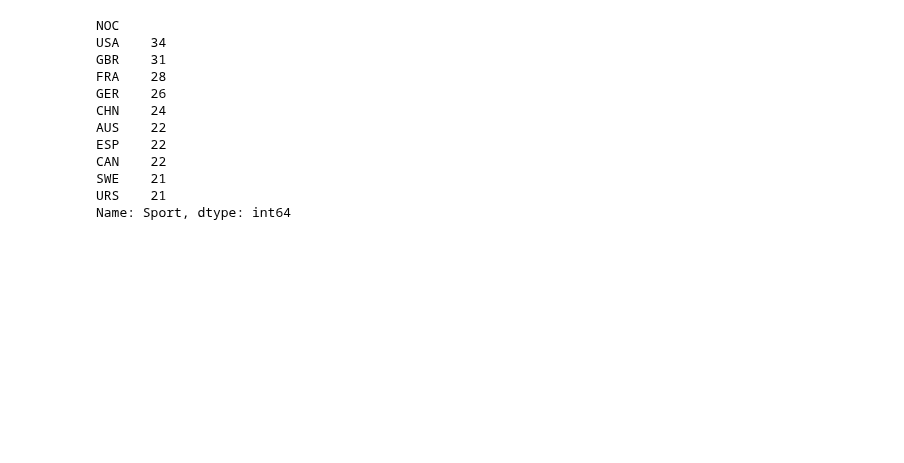
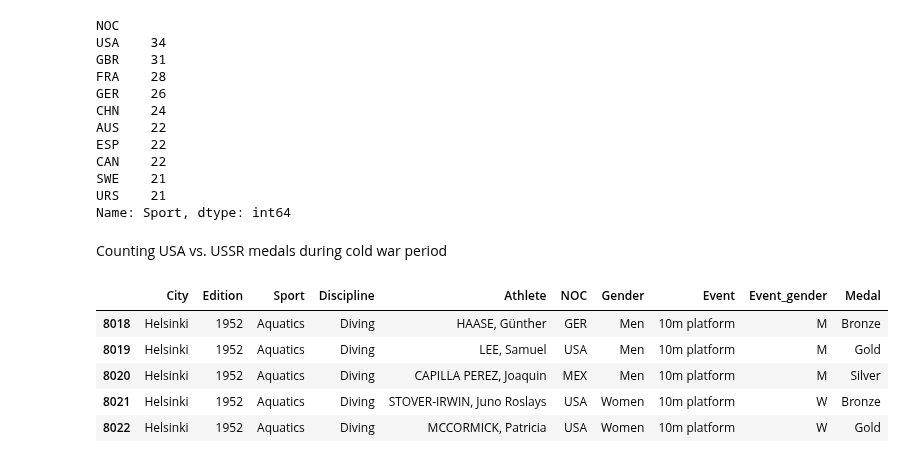
Before and after one commit to sushant2811/pythonAndStatsForDS, a Jupyter notebook: advancedPandas.ipynb, the cells around one changed output. Drawn from its saved outputs; the diff is of its cells as text; code cells hidden in the pictures; blank space fills up the shorter version.

```diff
--- a/advancedPandas.ipynb
+++ b/advancedPandas.ipynb
@@ -1317,3 +1317,18 @@ CAN    22
 SWE    21
 URS    21
 Name: Sport, dtype: int64
+# %% [markdown]
+Counting USA vs. USSR medals during cold war period
+# %%
+duringColdWar = (dfOlympic.Edition >= 1952) & (dfOlympic.Edition <= 1988)
+# %%
+dfOlympicDuringColdWar = dfOlympic[duringColdWar]
+# %%
+dfOlympicDuringColdWar.head()
+# %% [output]
+|  | City | Edition | Sport | Discipline | Athlete | NOC | Gender | Event | Event_gender | Medal |
+| 8018 | Helsinki | 1952 | Aquatics | Diving | HAASE, Günther | GER | Men | 10m platform | M | Bronze |
+| 8019 | Helsinki | 1952 | Aquatics | Diving | LEE, Samuel | USA | Men | 10m platform | M | Gold |
+| 8020 | Helsinki | 1952 | Aquatics | Diving | CAPILLA PEREZ, Joaquin | MEX | Men | 10m platform | M | Silver |
+| 8021 | Helsinki | 1952 | Aquatics | Diving | STOVER-IRWIN, Juno Roslays | USA | Women | 10m platform | W | Bronze |
+| 8022 | Helsinki | 1952 | Aquatics | Diving | MCCORMICK, Patricia | USA | Women | 10m platform | W | Gold |
```
Also changed, not shown: parts of 11 cells of this notebook.
